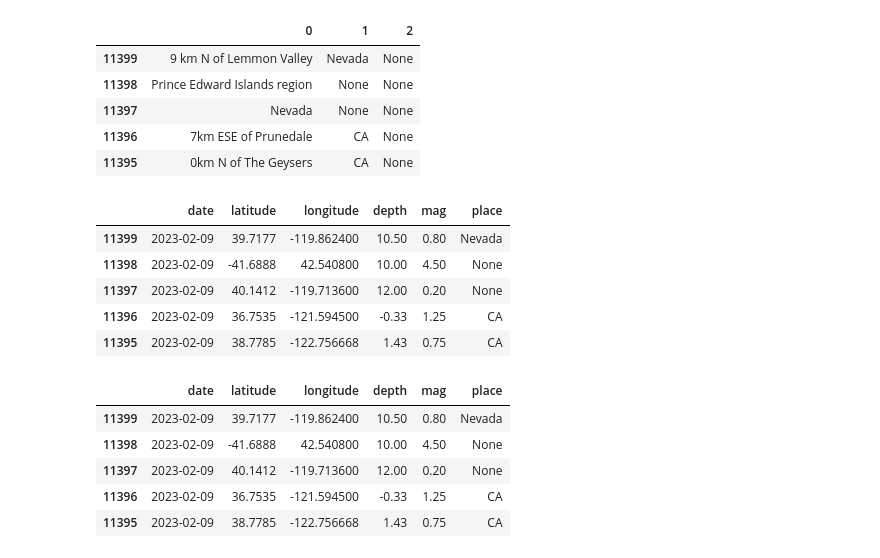
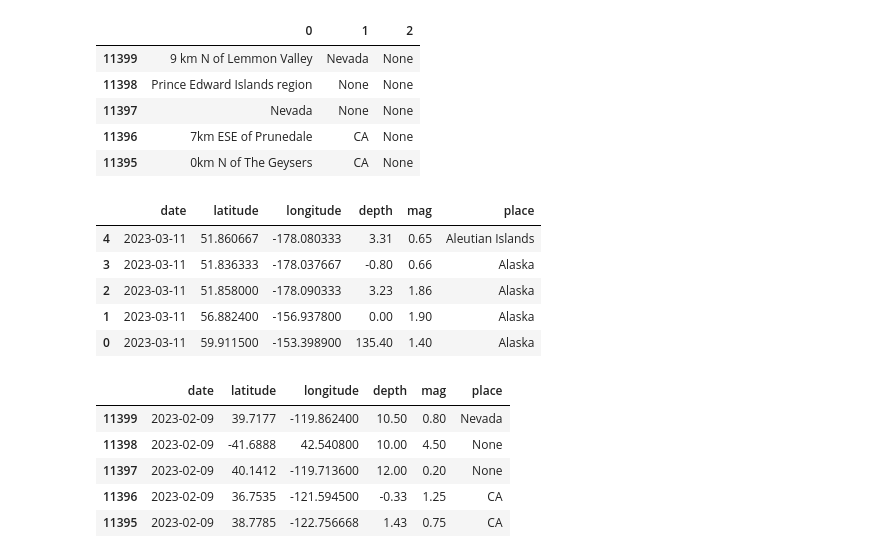
Before and after one commit to BhakeSart/Earthquake-Predictor-in-realtime, a Jupyter notebook: data/ETL+EDA.ipynb, the cells around one changed output. Drawn from its saved outputs; the diff is of its cells as text; code cells hidden in the pictures.

```diff
--- a/data/ETL+EDA.ipynb
+++ b/data/ETL+EDA.ipynb
@@ -142,14 +142,14 @@ newdf.head()
 # %%
 df['place'] = newdf[1]
 # %%
-df.head()
+df.tail()
 # %% [output]
 |  | date | latitude | longitude | depth | mag | place |
-| 11399 | 2023-02-09 | 39.7177 | -119.862400 | 10.50 | 0.80 | Nevada |
-| 11398 | 2023-02-09 | -41.6888 | 42.540800 | 10.00 | 4.50 | None |
-| 11397 | 2023-02-09 | 40.1412 | -119.713600 | 12.00 | 0.20 | None |
-| 11396 | 2023-02-09 | 36.7535 | -121.594500 | -0.33 | 1.25 | CA |
-| 11395 | 2023-02-09 | 38.7785 | -122.756668 | 1.43 | 0.75 | CA |
+| 4 | 2023-03-11 | 51.860667 | -178.080333 | 3.31 | 0.65 | Aleutian Islands |
+| 3 | 2023-03-11 | 51.836333 | -178.037667 | -0.80 | 0.66 | Alaska |
+| 2 | 2023-03-11 | 51.858000 | -178.090333 | 3.23 | 1.86 | Alaska |
+| 1 | 2023-03-11 | 56.882400 | -156.937800 | 0.00 | 1.90 | Alaska |
+| 0 | 2023-03-11 | 59.911500 | -153.398900 | 135.40 | 1.40 | Alaska |
 # %%
 df = df[['date', 'latitude', 'longitude', 'depth', 'mag', 'place']]
 # %%
```
Also changed, not shown: parts of 21 cells of this notebook.
